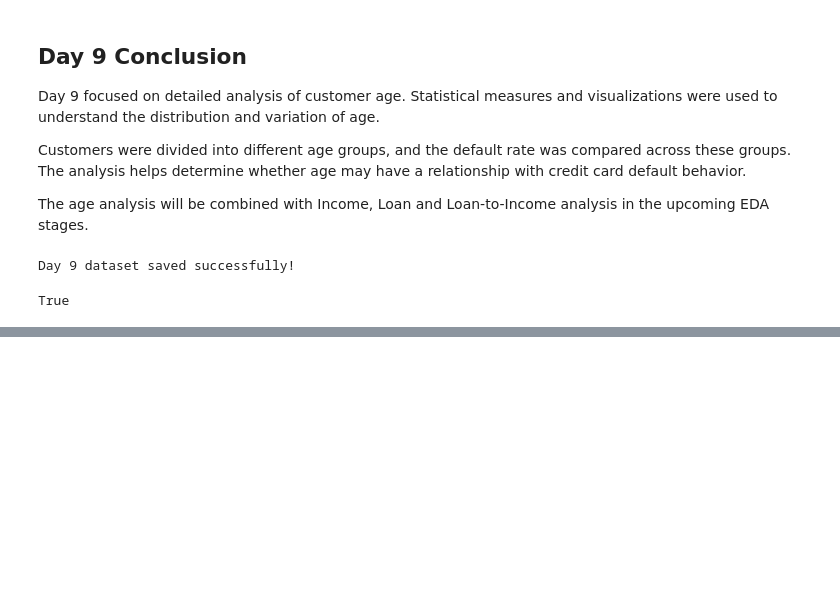
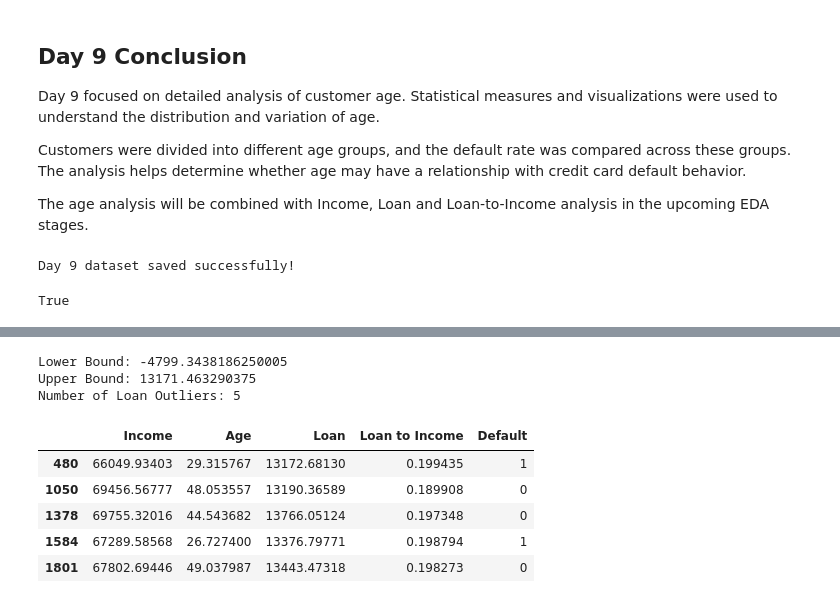
Before and after one commit to amisharout716-svg/Credit-Card-Default-, a Jupyter notebook: Credit_Card_Default_Prediction.ipynb, the cells around one changed output, grey strips where cells are left out. Saved outputs shown, nothing was run; the diff lists cells and outputs as text; code cells hidden in the pictures; blank space fills up the shorter version.

```diff
--- a/Credit_Card_Default_Prediction.ipynb
+++ b/Credit_Card_Default_Prediction.ipynb
@@ -2773,0 +2843,9 @@ True
+# %%
+Q1 = df['Loan'].quantile(0.25)
+Q3 = df['Loan'].quantile(0.75)
+
+loan_IQR = Q3 - Q1
+
+print("Loan Q1:", Q1)
+print("Loan Q3:", Q3)
+print("Loan IQR:", loan_IQR)
@@ -2773,0 +2886,25 @@ True
+# %%
+lower_loan = Q1 - 1.5 * loan_IQR
+upper_loan = Q3 + 1.5 * loan_IQR
+
+loan_outliers = df[
+    (df['Loan'] < lower_loan) |
+    (df['Loan'] > upper_loan)
+]
+
+print("Lower Bound:", lower_loan)
+print("Upper Bound:", upper_loan)
+print("Number of Loan Outliers:", len(loan_outliers))
+# %% [output]
+Lower Bound: -4799.3438186250005
+Upper Bound: 13171.463290375
+Number of Loan Outliers: 5
+# %%
+loan_outliers
+# %% [output]
+|  | Income | Age | Loan | Loan to Income | Default |
+| 480 | 66049.93403 | 29.315767 | 13172.68130 | 0.199435 | 1 |
+| 1050 | 69456.56777 | 48.053557 | 13190.36589 | 0.189908 | 0 |
+| 1378 | 69755.32016 | 44.543682 | 13766.05124 | 0.197348 | 0 |
+| 1584 | 67289.58568 | 26.727400 | 13376.79771 | 0.198794 | 1 |
+| 1801 | 67802.69446 | 49.037987 | 13443.47318 | 0.198273 | 0 |
```
Also changed, not shown: parts of 28 cells of this notebook.
